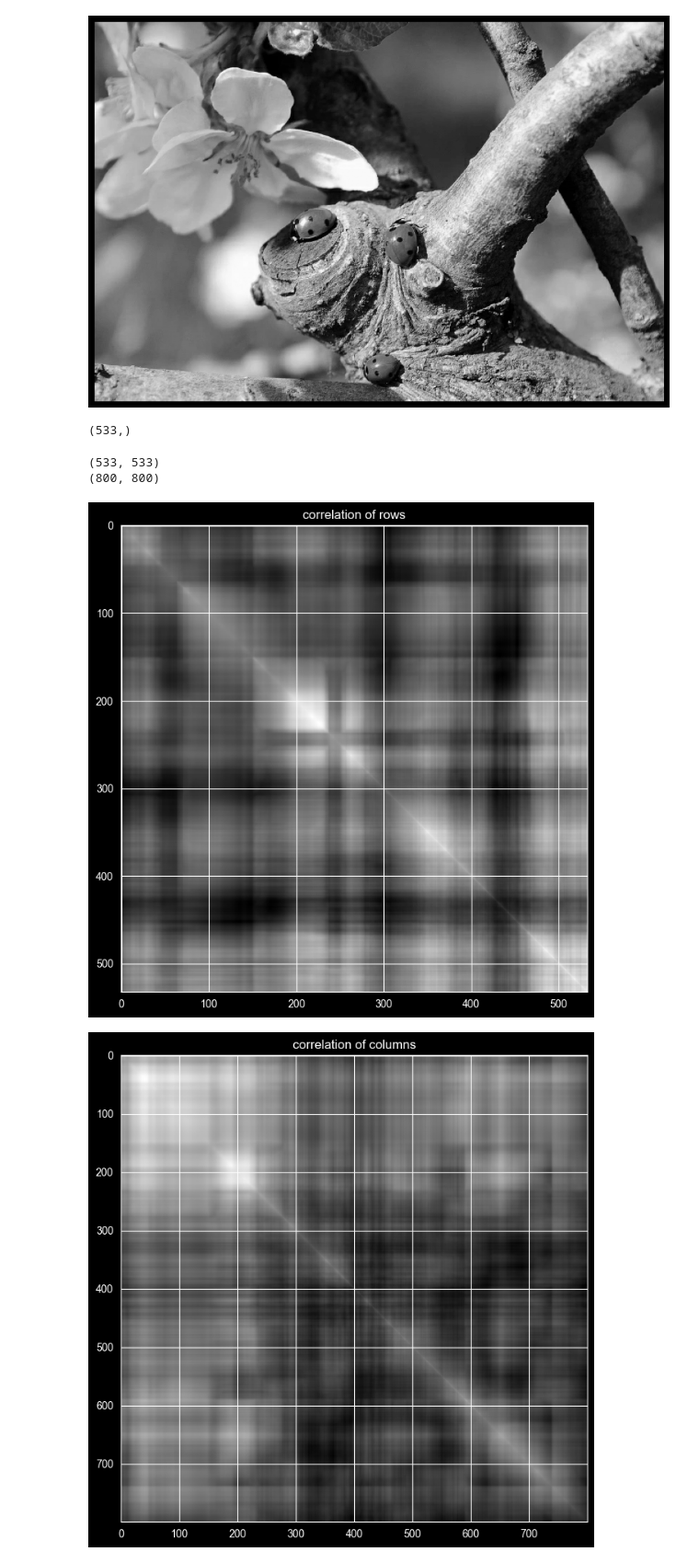
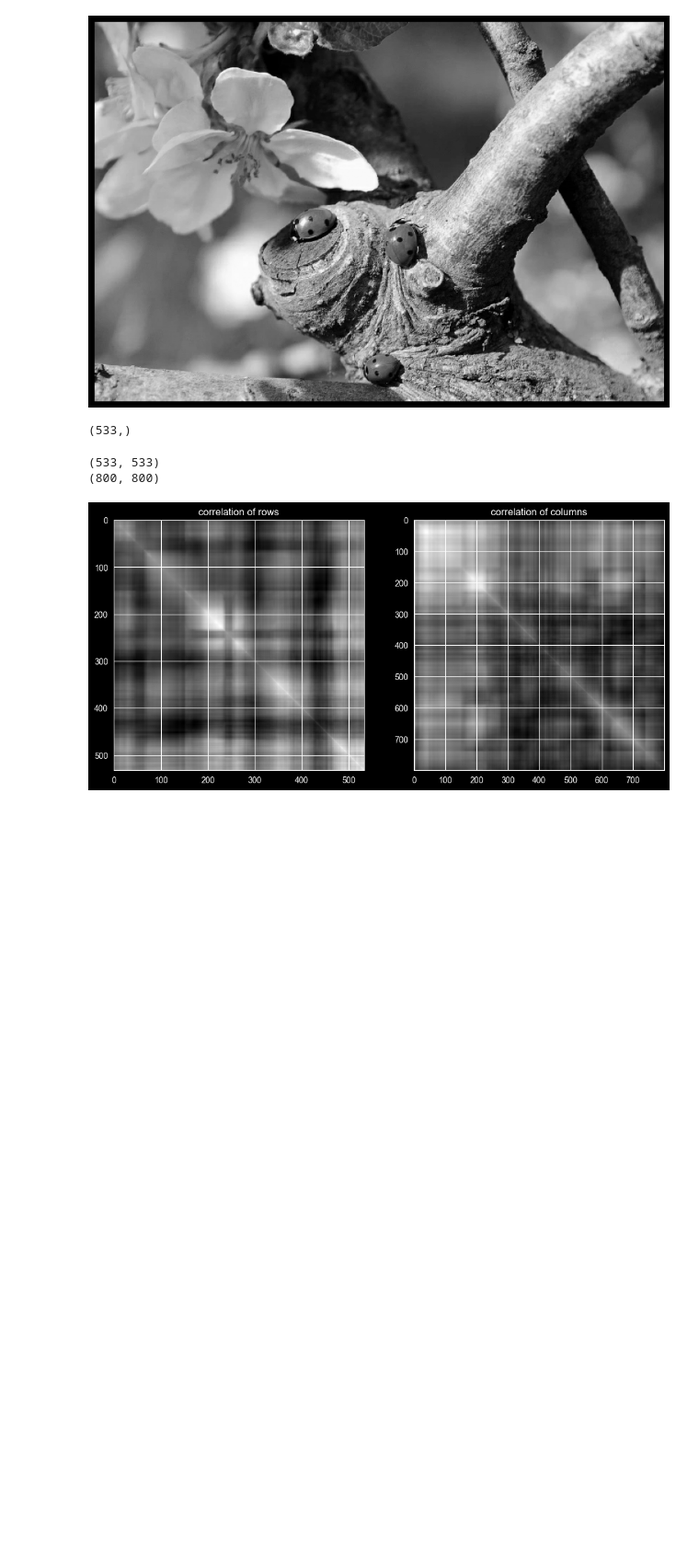
Before and after one commit to 4nn4-M4/NOD1Lab, a Jupyter notebook: MKLab2.ipynb, the cells around one changed output. Shown at 92% size. Drawn from its saved outputs; the diff is of its cells as text; code cells hidden in the pictures; blank space fills up the shorter version.

```diff
--- a/MKLab2.ipynb
+++ b/MKLab2.ipynb
@@ -43,28 +43,28 @@ S = np.diag(S)
 # %%
 
 # Correlation matrices
 # correlation of rows and columns
 XXT = U@S@S@U.T
 print(XXT.shape)
 XTX = VT.T@S@S@VT
 print(XTX.shape)
 
-
+plt.figure(figsize=(12, 7))
+plt.subplot(1, 2, 1)
 img = plt.imshow(XXT)
 #plt.figure()
 img.set_cmap('gray')
 #plt.axis('off')
 plt.title('correlation of rows')
-plt.show()
-
+# plt.show()
+plt.subplot(1, 2, 2)
 img = plt.imshow(XTX)
 #plt.figure()
 img.set_cmap('gray')
 #plt.axis('off')
 plt.title('correlation of columns')
 plt.show()
 # %% [output]
 (533, 533)
 (800, 800)
-[figure, old version]
+[figure, new version]
-[figure, removed]
```
Also changed, not shown: 2 other files.
